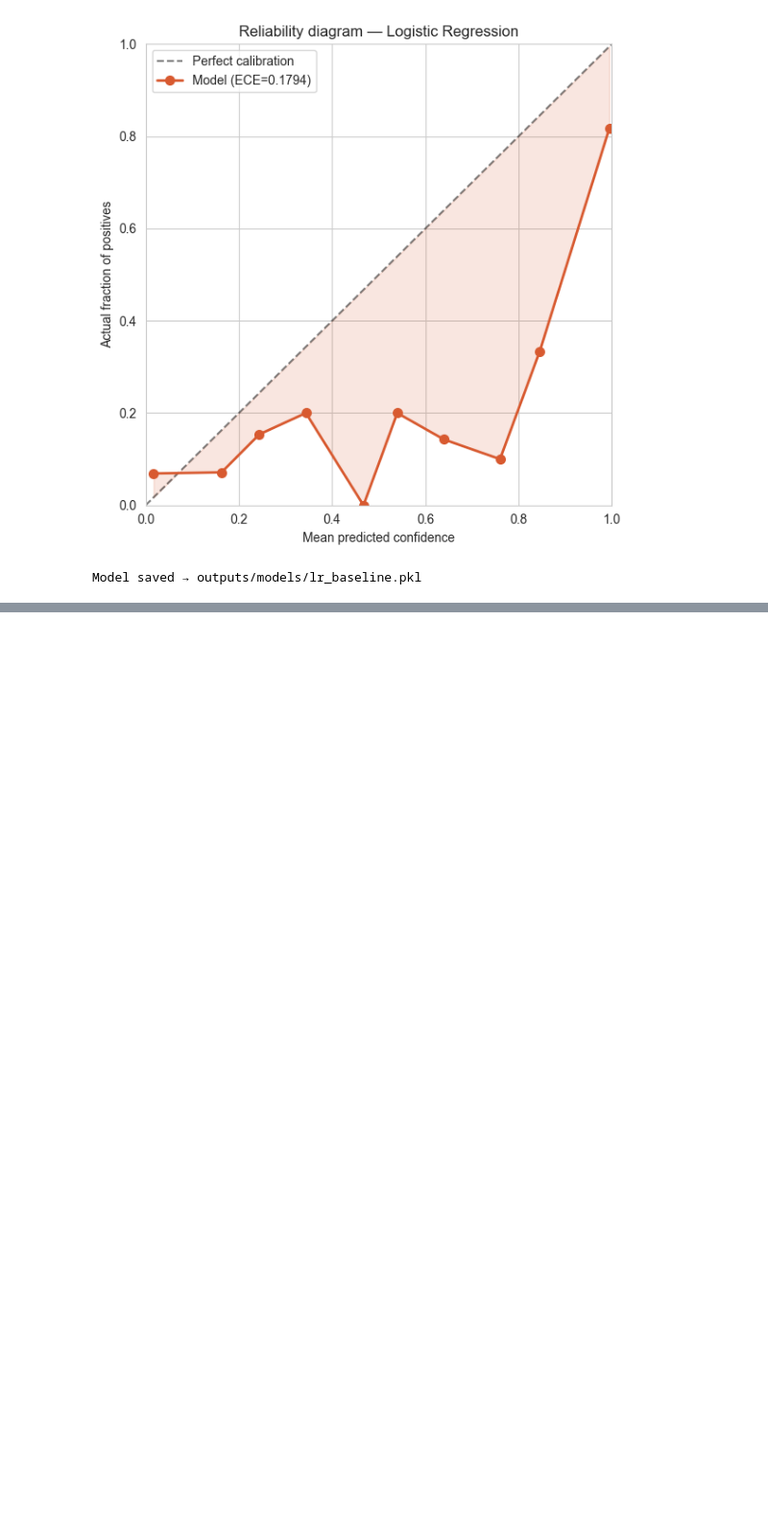
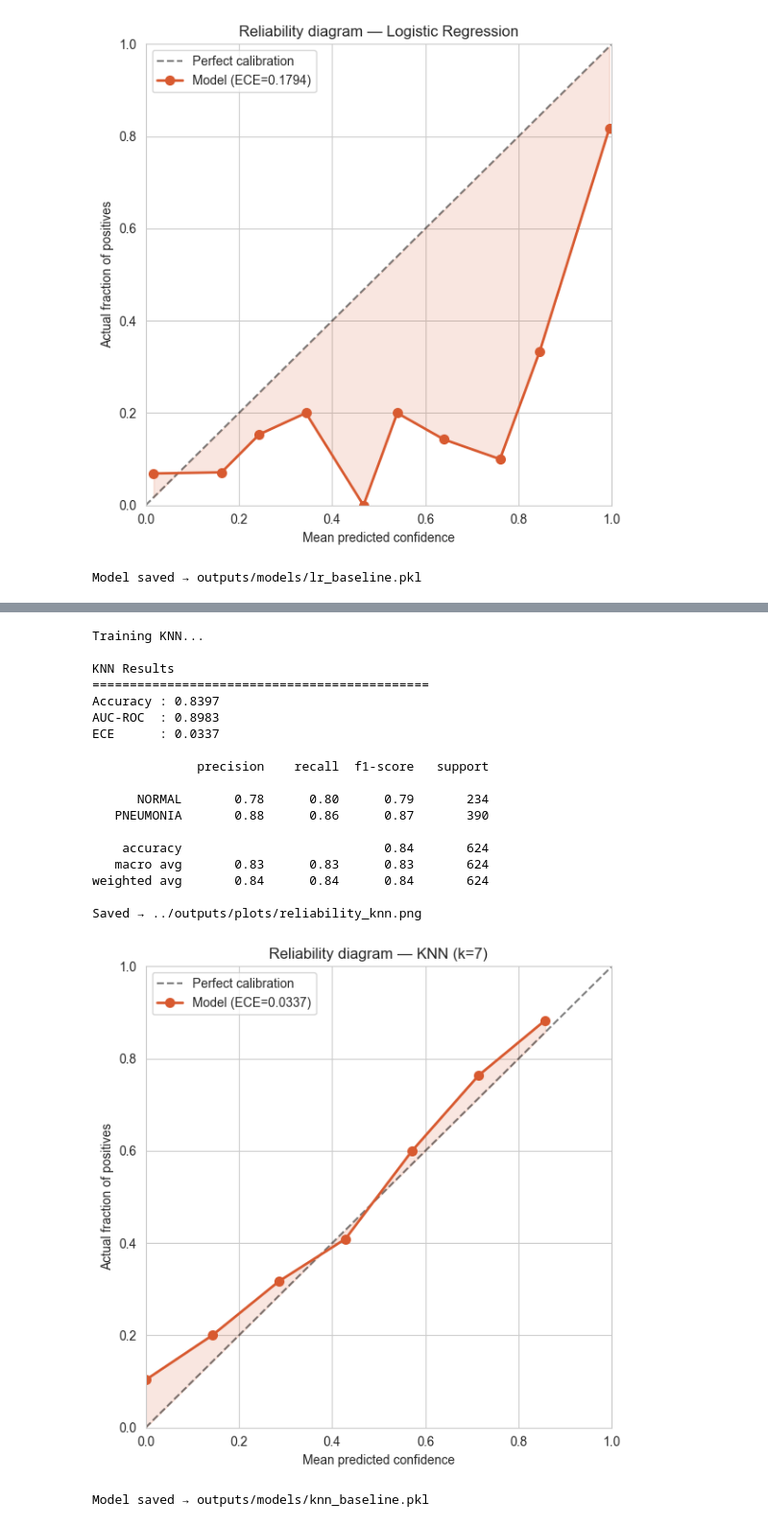
Before and after one commit to Dibya-z/Robust-Medical-Vision, a Jupyter notebook: notebooks/notebook_01_baseline.ipynb, the cells around one changed output, grey strips where cells are left out. Shown at 96% size. Saved outputs shown, nothing was run; the diff lists cells and outputs as text; code cells hidden in the pictures; blank space fills up the shorter version.

Commit message:
implemented baseline knn

```diff
--- a/notebooks/notebook_01_baseline.ipynb
+++ b/notebooks/notebook_01_baseline.ipynb
@@ -867,0 +881,58 @@ Model saved → outputs/models/lr_baseline.pkl
+# %%
+knn_clf = KNeighborsClassifier(n_neighbors=7)
+knn_pipe = Pipeline([
+    ('scaler', StandardScaler()),
+    ('clf',    knn_clf)
+])
+
+print("Training KNN...")
+knn_pipe.fit(X_train, y_train)
+
+y_pred_knn  = knn_pipe.predict(X_test)
+y_proba_knn = knn_pipe.predict_proba(X_test)[:, 1]
+
+acc_knn = accuracy_score(y_test, y_pred_knn)
+auc_knn = roc_auc_score(y_test, y_proba_knn)
+ece_knn = compute_ece(y_test, y_proba_knn)
+
+print(f"\nKNN Results")
+print("=" * 45)
+print(f"Accuracy : {acc_knn:.4f}")
+print(f"AUC-ROC  : {auc_knn:.4f}")
+print(f"ECE      : {ece_knn:.4f}")
+print()
+print(classification_report(y_test, y_pred_knn,
+      target_names=['NORMAL', 'PNEUMONIA']))
+
+results['KNN']   = {'acc': acc_knn, 'auc': auc_knn,
+                    'ece': ece_knn, 'proba': y_proba_knn}
+pipelines['KNN'] = knn_pipe
+
+plot_reliability_diagram(
+    y_test, y_proba_knn, 'KNN (k=7)',
+    save_path=f'{OUTPUT_PLOTS}/reliability_knn.png'
+)
+
+joblib.dump(knn_pipe, f'{OUTPUT_MODELS}/knn_baseline.pkl')
+print("Model saved → outputs/models/knn_baseline.pkl")
+# %% [output]
+Training KNN...
+
+KNN Results
+=============================================
+Accuracy : 0.8397
+AUC-ROC  : 0.8983
+ECE      : 0.0337
+
+              precision    recall  f1-score   support
+
+      NORMAL       0.78      0.80      0.79       234
+   PNEUMONIA       0.88      0.86      0.87       390
+
+    accuracy                           0.84       624
+   macro avg       0.83      0.83      0.83       624
+weighted avg       0.84      0.84      0.84       624
+
+Saved → ../outputs/plots/reliability_knn.png
+[figure, added]
+Model saved → outputs/models/knn_baseline.pkl
```
Also changed, not shown: parts of 1 cell of this notebook.
